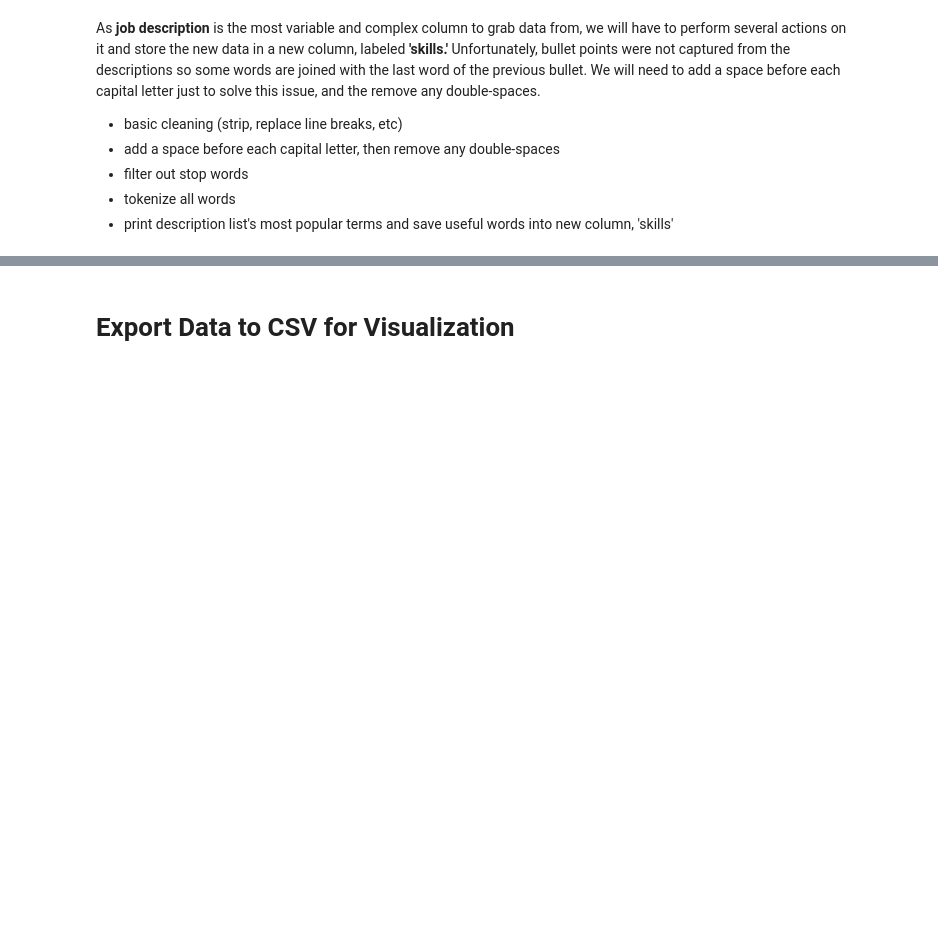
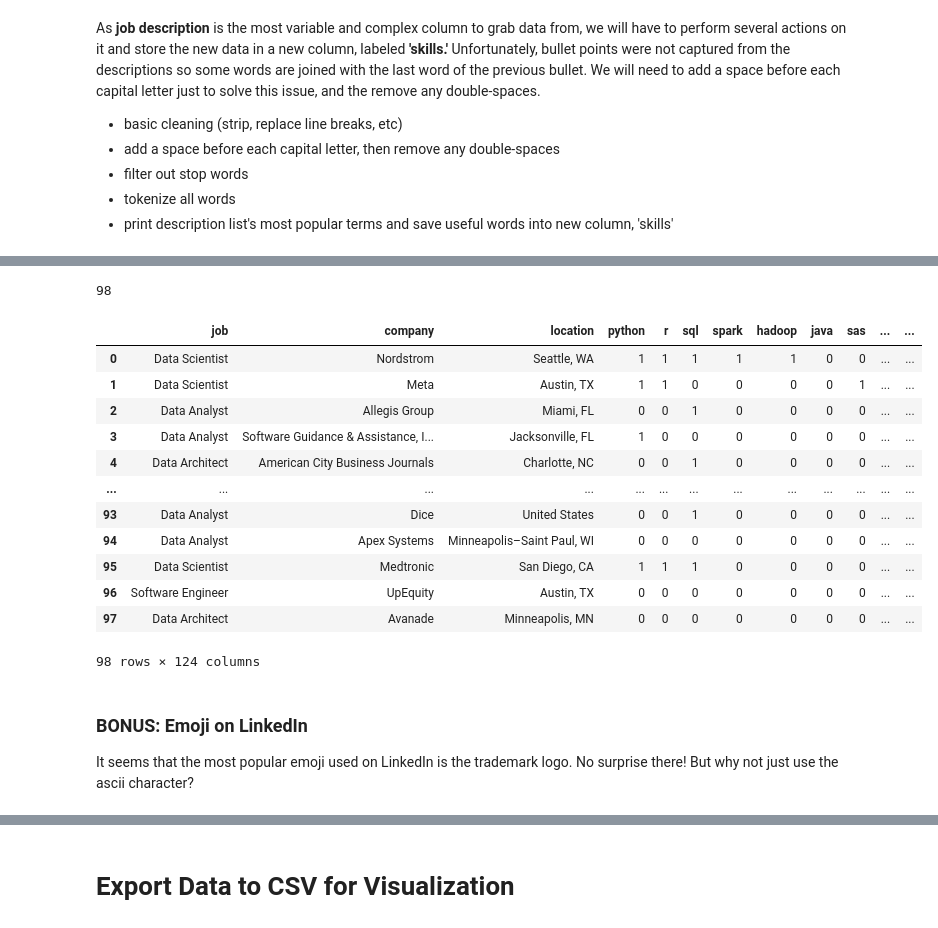
Before and after one commit to VeniceHartwell/data_analyst_market_analysis, a Jupyter notebook: clean.ipynb, the cells around one changed output, grey strips where cells are left out. Cells and saved outputs as stored; diff of their text form; code cells hidden in the pictures; blank space fills up the shorter version.

Commit message:
function files rough draft

```diff
--- a/clean.ipynb
+++ b/clean.ipynb
@@ -185,7 +303,8 @@ Name: salary, dtype: int64
 ### Salary Column Task
 - As I was not able to grab the correct salary information from LinkedIn, and salary data on LinekdIn is so sparse anyway, I will drop this column and scrape Glassdoor for more info.
 # %%
-df.drop(['salary'], axis=1, inplace=True)
+# FIX: only remove after using for seniority and contract_type columns
+# df.drop(['salary'], axis=1, inplace=True)
 # %% [markdown]
 # Cleaning & Extraction
 # %% [markdown]
@@ -196,8 +315,5 @@ As **job description** is the most variable and complex column to grab data from
 - tokenize all words
 - print description list's most popular terms and save useful words into new column, 'skills'
 # %%
-# rm columns without descriptions (need each one to be filled so the add-skill function won't skip any empty cols)
-df.dropna(subset=['description'], axis=1, inplace=True)
-
 print(df.description[0])
 # %% [output]
@@ -291,7 +394,7 @@ def analyze_overall_frequency(desc_list):
     """ parse through description for all relevant skills  """
 
     # TOKENIZE DESCRIPTIONS (store into 2d array)
-    clean_desc_list = clean_text_comprehensive(desc_list)
+    clean_desc_list = tokenize(clean_text_basic(desc_list)) # FIX: not filtering out misc_words
 
     # CONVERT DESCRIPTIONS to ROOTED LIST, collapsing 2d array into 1d
     sqrt_desc_dict = {} # save w sqrt, to give weight to skills mentioned more than once
@@ -439,7 +432,0 @@ skills_df
-# %%
-# parse through a tokenized list of descriptions to return all mentions of skills into a new column
-df.insert(10, skills, df.description) # FIX: need to self-reference? df =
-print(df.skills) # print new list of words
-
-skill_parse(df.description) # parse through description for all relevant skills
-df
@@ -482,0 +603,61 @@ plt.show();
+# %%
+def parse_for_skills_newdf(df, desc_list, langs, hards, softs):
+    """ Returns a new dataframe, with new columns of necessary data skills from a list of tokenized terms which are checked against a list of relevant skills """
+
+    # TOKENIZE DESCRIPTIONS (store into 2d array)
+    clean_desc_list = tokenize(clean_text_basic(desc_list))
+
+    # new dict with all terms to search
+    skill_dict = {}
+    for elem in langs:
+        skill_dict.update({elem:[]})
+    for elem in hards:
+        skill_dict.update({elem:[]})
+    for elem in softs:
+        skill_dict.update({elem:[]})
+    #print(skill_dict)
+
+    # CONVERT DESCRIPTIONS to ROOTED LIST
+    counted_desc_list = []
+    for desc in clean_desc_list:
+        counted_desc = Counter(desc) # count frequency of description terms
+        counted_desc_list.append(counted_desc)
+
+    for skill in skill_dict: # check each skill
+        for desc in counted_desc_list: # check each description
+            if skill in desc:
+                skill_dict[skill].append(1) # add frequency of skill to the skill's list in dictionary
+            else:
+                skill_dict[skill].append(0)
+    # print('length of Python in skills dictionary:',len(skill_dict['python'])) # DEBUG
+
+    # create new df from dict of all skills by row
+    df_skills = pd.DataFrame(skill_dict)
+
+    # insert 4 columns from old df, only relevant data to compare against
+    df_skills.insert(0, 'location', df.location)
+    df_skills.insert(0, 'company', df.company)
+    df_skills.insert(0, 'job', df.role)
+
+    return df_skills
+
+df_skills = parse_for_skills_newdf(df, df.description, languages_list, hard_skills_list, soft_skills_list)
+df_skills
+# %% [output]
+98
+|  | job | company | location | python | r | sql | spark | hadoop | java | sas | ... | ... |
+| 0 | Data Scientist | Nordstrom | Seattle, WA | 1 | 1 | 1 | 1 | 1 | 0 | 0 | ... | ... |
+| 1 | Data Scientist | Meta | Austin, TX | 1 | 1 | 0 | 0 | 0 | 0 | 1 | ... | ... |
+| 2 | Data Analyst | Allegis Group | Miami, FL | 0 | 0 | 1 | 0 | 0 | 0 | 0 | ... | ... |
+| 3 | Data Analyst | Software Guidance & Assistance, I... | Jacksonville, FL | 1 | 0 | 0 | 0 | 0 | 0 | 0 | ... | ... |
+| 4 | Data Architect | American City Business Journals | Charlotte, NC | 0 | 0 | 1 | 0 | 0 | 0 | 0 | ... | ... |
+| ... | ... | ... | ... | ... | ... | ... | ... | ... | ... | ... | ... | ... |
+| 93 | Data Analyst | Dice | United States | 0 | 0 | 1 | 0 | 0 | 0 | 0 | ... | ... |
+| 94 | Data Analyst | Apex Systems | Minneapolis–Saint Paul, WI | 0 | 0 | 0 | 0 | 0 | 0 | 0 | ... | ... |
+| 95 | Data Scientist | Medtronic | San Diego, CA | 1 | 1 | 1 | 0 | 0 | 0 | 0 | ... | ... |
+| 96 | Software Engineer | UpEquity | Austin, TX | 0 | 0 | 0 | 0 | 0 | 0 | 0 | ... | ... |
+| 97 | Data Architect | Avanade | Minneapolis, MN | 0 | 0 | 0 | 0 | 0 | 0 | 0 | ... | ... |
+98 rows × 124 columns
+# %% [markdown]
+### BONUS: Emoji on LinkedIn
+It seems that the most popular emoji used on LinkedIn is the trademark logo. No surprise there! But why not just use the ascii character?
```
Also changed, not shown: parts of 44 cells of this notebook, 1 other file.
